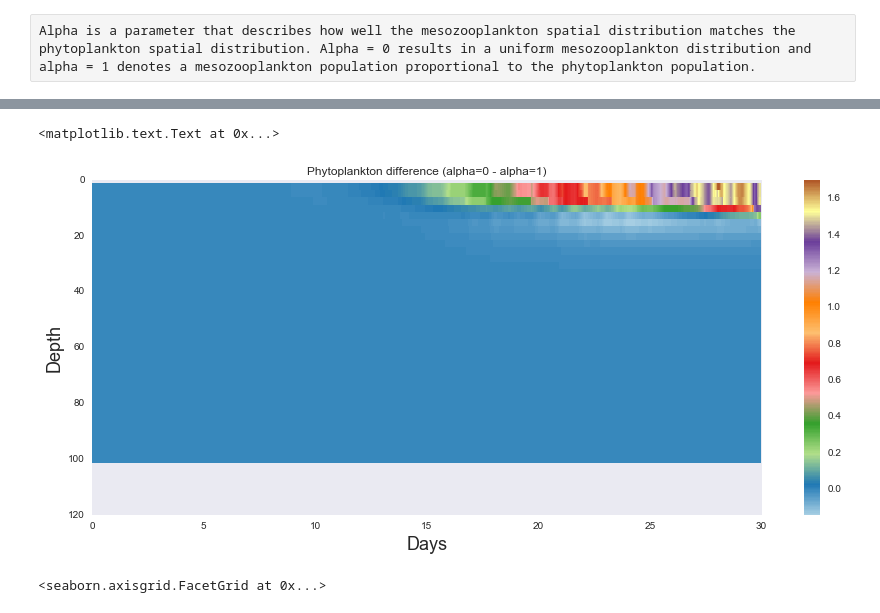
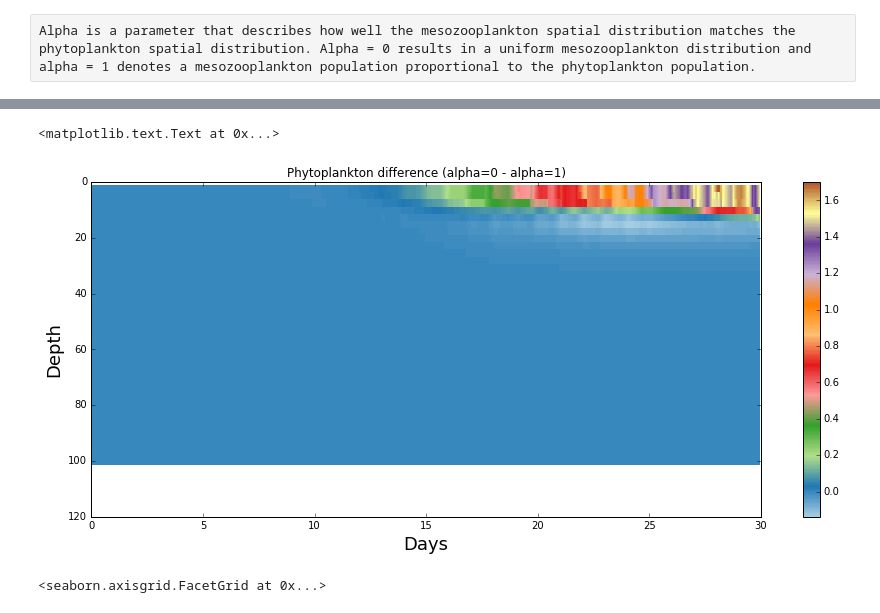
Before and after one commit to SalishSeaCast/analysis-james, a Jupyter notebook: notebooks/mesozoo_alpha_sensitivity.ipynb, the cells around one changed output, grey strips where cells are left out. Cells and saved outputs as stored; diff of their text form; code cells hidden in the pictures.

```diff
--- a/notebooks/mesozoo_alpha_sensitivity.ipynb
+++ b/notebooks/mesozoo_alpha_sensitivity.ipynb
@@ -8,12 +8,12 @@ import xarray as xr
 import math
 import matplotlib.pyplot as plt
 import pandas as pd
-import seaborn as sns
+#import seaborn as sns
 import os
 
 %matplotlib inline
 plt.rcParams['image.cmap'] = 'Paired'
-sns.set(font_scale =2)
+#sns.set(font_scale =2)
 # %%
 # Parent directory for the results of this run
 group_results_directory = '/data/jpetrie/MEOPAR/SalishSea/results/mesozoo_alpha_changes_30_day_2/'
@@ -42,7 +42,7 @@ for alpha in dataset_dict:
     mesh=plt.pcolormesh(tz,zt,dataset_dict[alpha].PHY.values[:,:,2,2].T, vmin = 0, vmax = 3)
     fig.colorbar(mesh)
     plt.gca().invert_yaxis()
-    plt.title("Alpha = " + str(alpha))
+    plt.title("PHY (Alpha=" + str(alpha)+")", size = 20)
     plt.xlabel("Days", size =18)
     plt.ylabel("Depth", size = 18)
 # %% [output]
@@ -51,0 +52,14 @@ for alpha in dataset_dict:
+# %%
+# Plot depth/time/NO3 heatmap for each value of alpha
+for alpha in dataset_dict:
+    z = dataset_dict[alpha].deptht.values
+    t= np.array([float(x) for x in dataset_dict[alpha].time_centered.values])
+    tz,zt=np.meshgrid((t[:] - t[0])/10**9/3600/24,z[:])
+
+    fig, ax = plt.subplots(1, 1,figsize=(15,6))
+    mesh=plt.pcolormesh(tz,zt,dataset_dict[alpha].NO3.values[:,:,2,2].T)
+    fig.colorbar(mesh)
+    plt.gca().invert_yaxis()
+    plt.title("NO3 (Alpha=" + str(alpha)+")", size = 20)
+    plt.xlabel("Days", size =18)
+    plt.ylabel("Depth", size = 18)
@@ -51,0 +70,14 @@ for alpha in dataset_dict:
+# %%
+# Plot depth/time/Si heatmap for each value of alpha
+for alpha in dataset_dict:
+    z = dataset_dict[alpha].deptht.values
+    t= np.array([float(x) for x in dataset_dict[alpha].time_centered.values])
+    tz,zt=np.meshgrid((t[:] - t[0])/10**9/3600/24,z[:])
+
+    fig, ax = plt.subplots(1, 1,figsize=(15,6))
+    mesh=plt.pcolormesh(tz,zt,dataset_dict[alpha].Si.values[:,:,2,2].T)
+    fig.colorbar(mesh)
+    plt.gca().invert_yaxis()
+    plt.title("Si (Alpha=" + str(alpha)+")", size = 20)
+    plt.xlabel("Days", size =18)
+    plt.ylabel("Depth", size = 18)
@@ -52,16 +88,15 @@ for alpha in dataset_dict:
 # %%
 # Plot the difference in PHY concentration vs depth and time between alpha = 0 and alpha = 1
 fig, ax = plt.subplots(1, 1,figsize=(15,6))
 mesh=plt.pcolormesh(tz,zt,dataset_dict[0].PHY.values[:,:,2,2].T - dataset_dict[1].PHY.values[:,:,2,2].T)
 fig.colorbar(mesh)
 plt.gca().invert_yaxis()
-plt.title("Alpha = " + str(alpha))
 plt.xlabel("Days", size =18)
 plt.ylabel("Depth", size = 18)
 plt.title("Phytoplankton difference (alpha=0 - alpha=1)")
 # %% [output]
 <matplotlib.text.Text at 0x...>
-[figure, old version]
+[figure, new version]
 # %%
 # Convert list of xarrays to a single pandas dataframe. Easier to manipulate and plot
 dataframe_list = []
```
Also changed, not shown: parts of 3 cells of this notebook.
